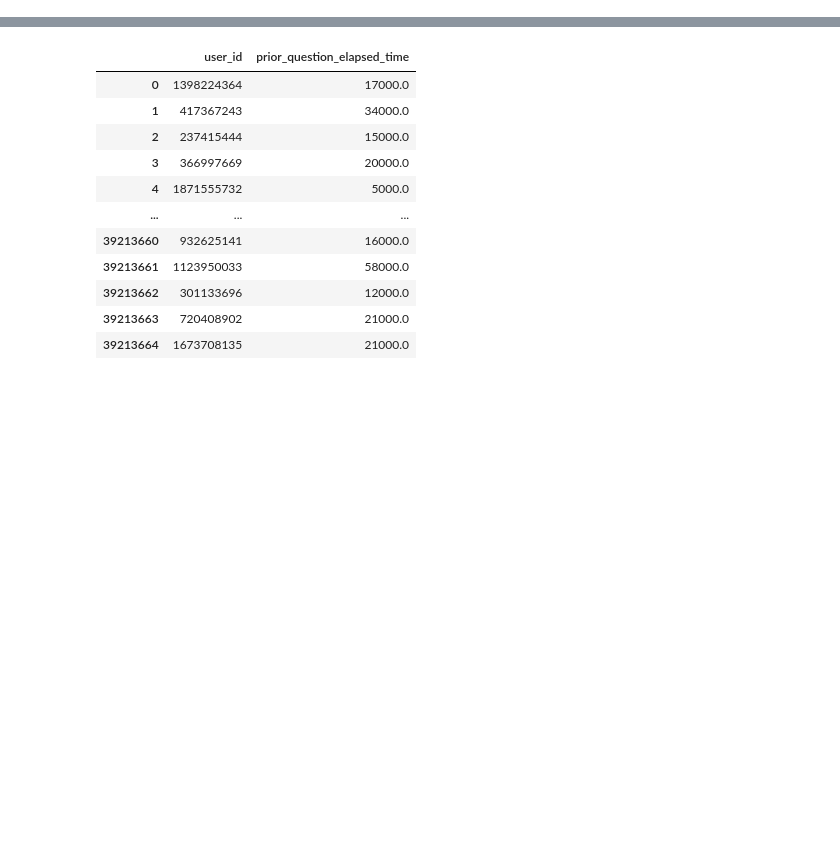
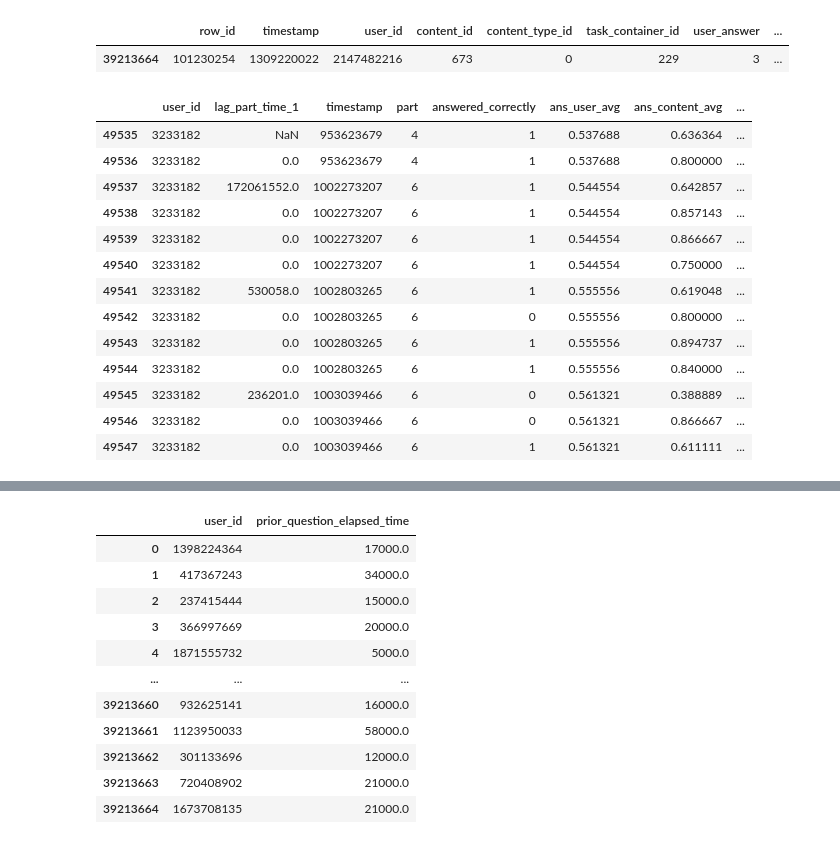
Before and after one commit to zakopuro/kaggle_Riiid, a Jupyter notebook: notebook/debug.ipynb, the cells around one changed output, grey strips where cells are left out. Drawn from its saved outputs; the diff is of its cells as text; code cells hidden in the pictures; blank space fills up the shorter version.

```diff
--- a/notebook/debug.ipynb
+++ b/notebook/debug.ipynb
@@ -16,3 +16,33 @@ import pickle
 import sys
 import dill
 from sklearn.decomposition import PCA
+# %%
+base_train_df = pd.read_feather('../features/kernel_base/BASE_FIX_train.feather')
+base_valid_df = pd.read_feather('../features/kernel_base/BASE_FIX_valid.feather')
+
+loop_train_df = pd.read_feather('../features/kernel_base/LOOP_FIX_train.feather')
+loop_valid_df = pd.read_feather('../features/kernel_base/LOOP_FIX_valid.feather')
+# %%
+train = pd.concat([base_train_df,loop_train_df],axis=1)
+# %%
+train.tail(1)
+# %% [output]
+|  | row_id | timestamp | user_id | content_id | content_type_id | task_container_id | user_answer | ... |
+| 39213664 | 101230254 | 1309220022 | 2147482216 | 673 | 0 | 229 | 3 | ... |
+# %%
+train.iloc[49535:49548][['user_id','lag_part_time_1','timestamp','part','answered_correctly','ans_user_avg','ans_content_avg','bundle_id','content_id','user_bundle_count','user_content_count']]
+# %% [output]
+|  | user_id | lag_part_time_1 | timestamp | part | answered_correctly | ans_user_avg | ans_content_avg | ... |
+| 49535 | 3233182 | NaN | 953623679 | 4 | 1 | 0.537688 | 0.636364 | ... |
+| 49536 | 3233182 | 0.0 | 953623679 | 4 | 1 | 0.537688 | 0.800000 | ... |
+| 49537 | 3233182 | 172061552.0 | 1002273207 | 6 | 1 | 0.544554 | 0.642857 | ... |
+| 49538 | 3233182 | 0.0 | 1002273207 | 6 | 1 | 0.544554 | 0.857143 | ... |
+| 49539 | 3233182 | 0.0 | 1002273207 | 6 | 1 | 0.544554 | 0.866667 | ... |
+| 49540 | 3233182 | 0.0 | 1002273207 | 6 | 1 | 0.544554 | 0.750000 | ... |
+| 49541 | 3233182 | 530058.0 | 1002803265 | 6 | 1 | 0.555556 | 0.619048 | ... |
+| 49542 | 3233182 | 0.0 | 1002803265 | 6 | 0 | 0.555556 | 0.800000 | ... |
+| 49543 | 3233182 | 0.0 | 1002803265 | 6 | 1 | 0.555556 | 0.894737 | ... |
+| 49544 | 3233182 | 0.0 | 1002803265 | 6 | 1 | 0.555556 | 0.840000 | ... |
+| 49545 | 3233182 | 236201.0 | 1003039466 | 6 | 0 | 0.561321 | 0.388889 | ... |
+| 49546 | 3233182 | 0.0 | 1003039466 | 6 | 0 | 0.561321 | 0.866667 | ... |
+| 49547 | 3233182 | 0.0 | 1003039466 | 6 | 1 | 0.561321 | 0.611111 | ... |
```
Also changed, not shown: parts of 18 cells of this notebook, 9 other files.
